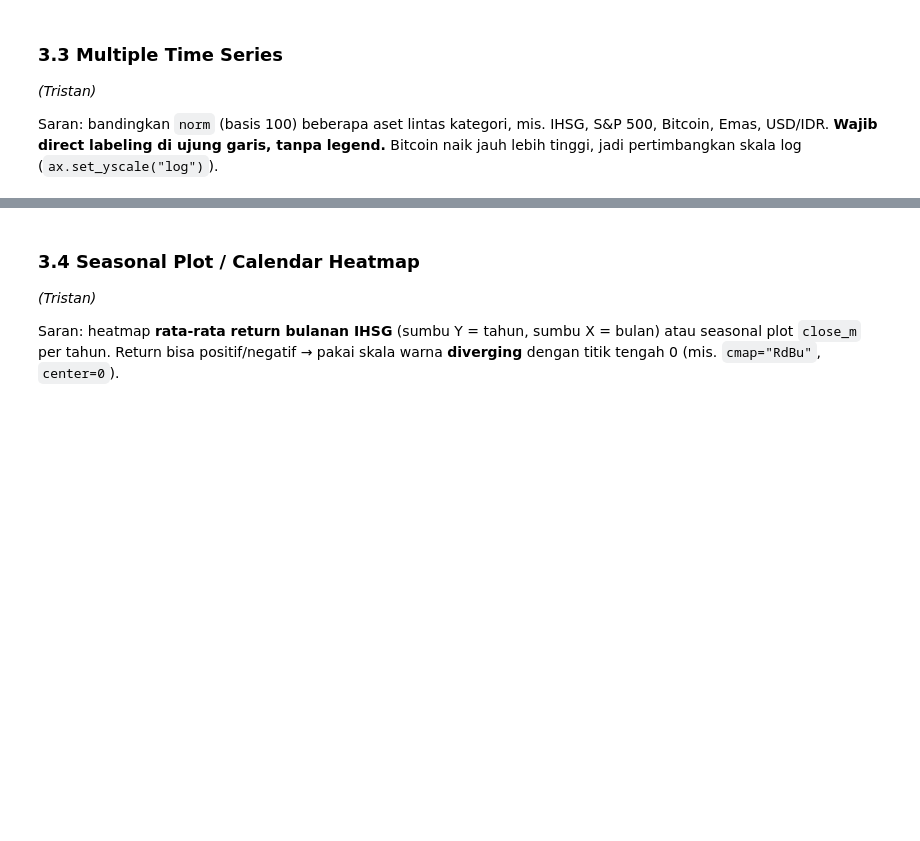
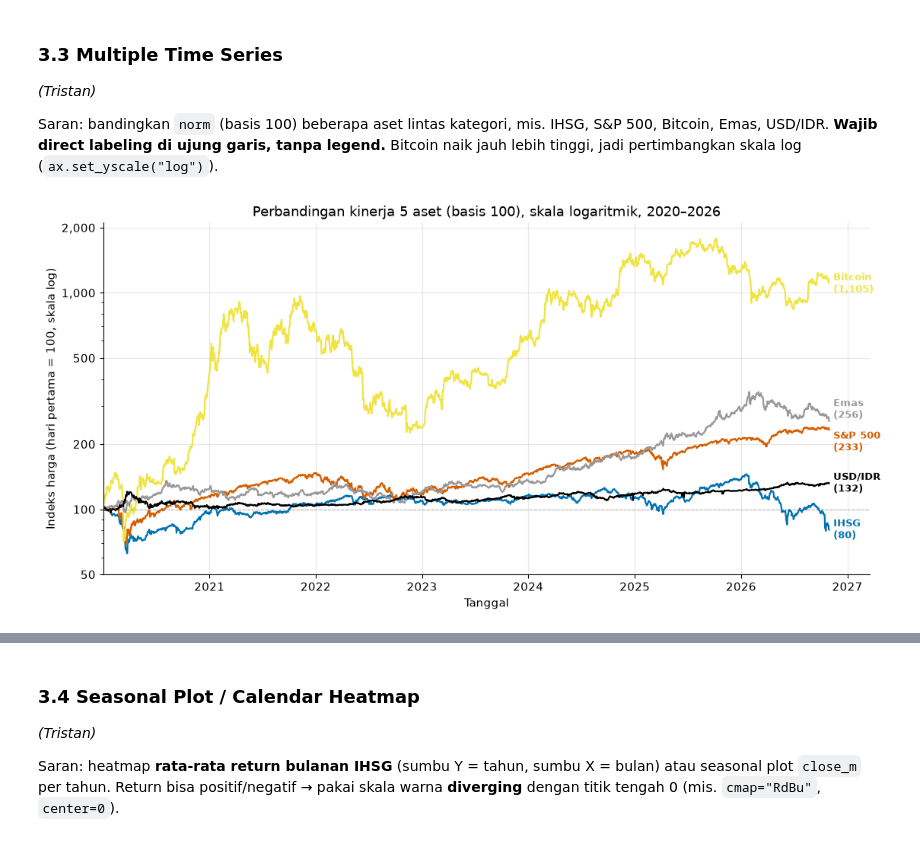
Before and after one commit to davuchrys/Visdat-Cihuy, a Jupyter notebook: notebook_timeseries.ipynb, the cells around one changed output, grey strips where cells are left out. Cells and saved outputs as stored; diff of their text form; code cells hidden in the pictures; blank space fills up the shorter version.

Commit message:
multiple time series & seasonal plot / calender heatmap

```diff
--- a/notebook_timeseries.ipynb
+++ b/notebook_timeseries.ipynb
@@ -378,5 +389,38 @@ porsi.round(1)
 
 Saran: bandingkan `norm` (basis 100) beberapa aset lintas kategori, mis. IHSG, S&P 500, Bitcoin, Emas, USD/IDR. **Wajib direct labeling di ujung garis, tanpa legend.** Bitcoin naik jauh lebih tinggi, jadi pertimbangkan skala log (`ax.set_yscale("log")`).
 # %%
-# TODO Tristan: Multiple Time Series (direct labeling)
+# Multiple Time Series: 5 aset lintas kategori, direct labeling, skala log
+pilihan = ["IHSG", "S&P 500", "Bitcoin", "Emas", "USD/IDR"]
+
+fig, ax = plt.subplots(figsize=(13, 6))
+
+# Offset manual (faktor pengali di skala log) agar label tidak bertumpuk
+label_offset = {"IHSG": 1.0, "S&P 500": 0.88, "Bitcoin": 1.0,
+                "Emas": 1.13, "USD/IDR": 1.0}
+
+for aset in pilihan:
+    ax.plot(norm.index, norm[aset], color=WARNA[aset], lw=1.6)
+
+    # Direct labeling di ujung kanan garis (tanpa legend)
+    y_end = norm[aset].iloc[-1]
+    y_label = y_end * label_offset[aset]
+    ax.text(norm.index[-1] + pd.Timedelta(days=15), y_label,
+            f"{aset}\n({y_end:,.0f})",
+            color=WARNA[aset], va="center", fontsize=9, fontweight="bold")
+
+ax.set_yscale("log")
+ax.set_title("Perbandingan kinerja 5 aset (basis 100), skala logaritmik, 2020\u20132026")
+ax.set_xlabel("Tanggal")
+ax.set_ylabel("Indeks harga (hari pertama = 100, skala log)")
+
+# Tick khusus di skala log agar mudah dibaca
+ax.set_yticks([50, 100, 200, 500, 1000, 2000])
+ax.get_yaxis().set_major_formatter(plt.FuncFormatter(lambda v, _: f"{v:,.0f}"))
+ax.set_xlim(norm.index[0], norm.index[-1] + pd.Timedelta(days=140))
+ax.axhline(100, color="grey", ls="--", lw=0.8, alpha=0.5)   # garis basis 100
+
+simpan("03_multi_timeseries")
+plt.show()
+# %% [output]
+[figure, added]
 # %% [markdown]
```
Also changed, not shown: parts of 9 cells of this notebook, 6 other files.
